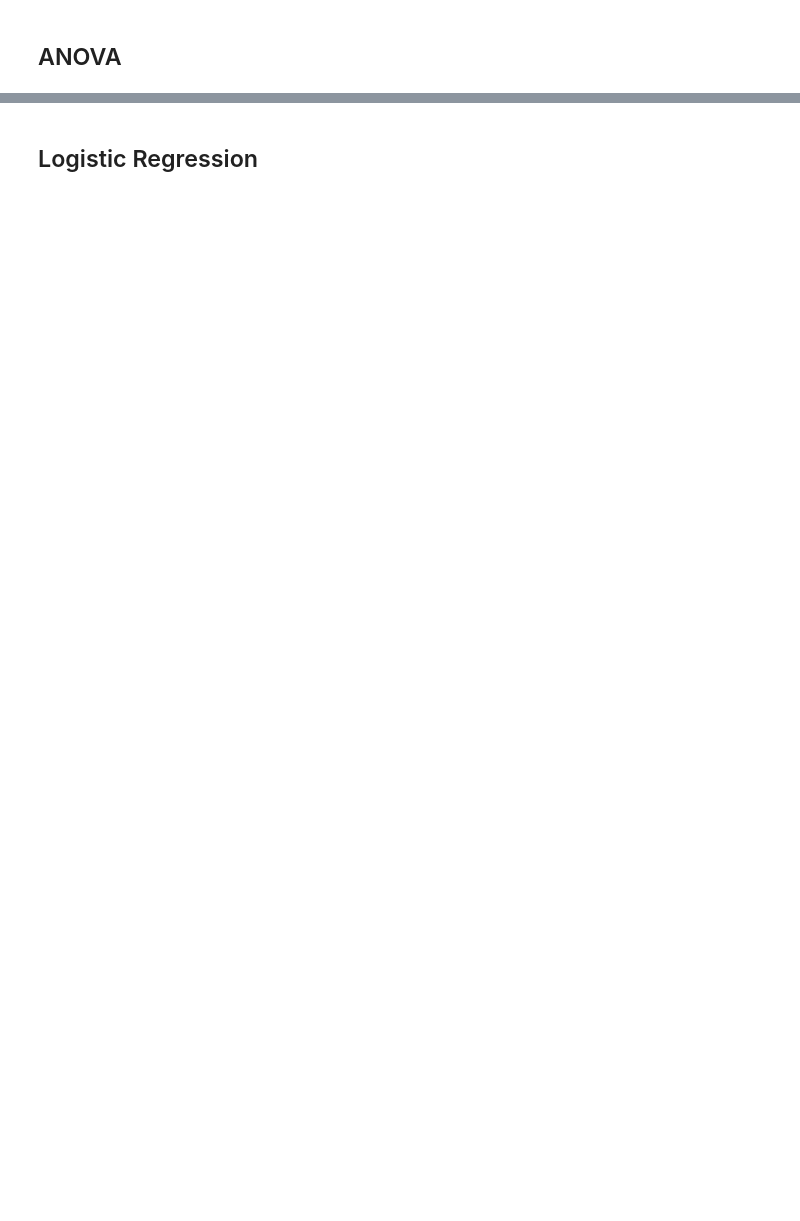
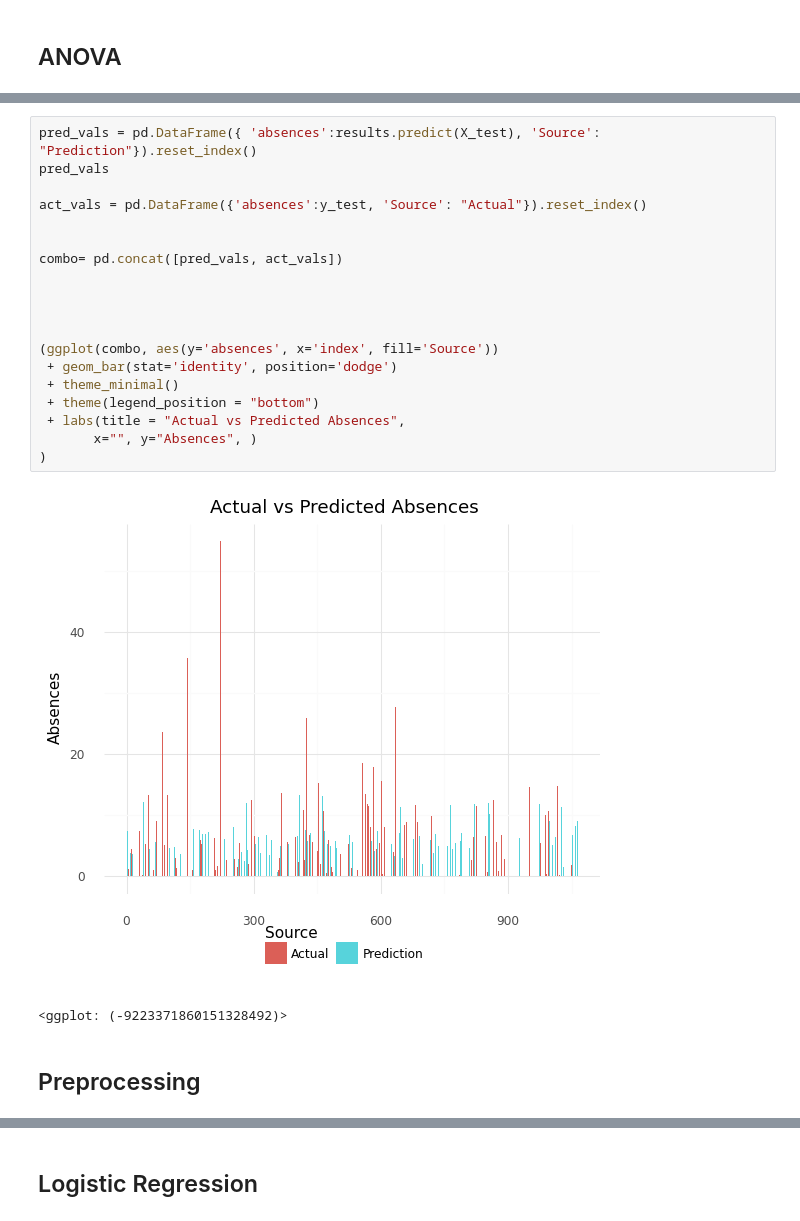
Before and after one commit to delabj/Python-For-Stats, a Jupyter notebook: Final Project/Project.ipynb, the cells around one changed output, grey strips where cells are left out. Drawn from its saved outputs; the diff is of its cells as text; blank space fills up the shorter version.

```diff
--- a/Final Project/Project.ipynb
+++ b/Final Project/Project.ipynb
@@ -236 +271,25 @@ table
+# %%
+pred_vals = pd.DataFrame({ 'absences':results.predict(X_test), 'Source': "Prediction"}).reset_index()
+pred_vals
+
+act_vals = pd.DataFrame({'absences':y_test, 'Source': "Actual"}).reset_index()
+
+
+combo= pd.concat([pred_vals, act_vals])
+
+
+
+
+(ggplot(combo, aes(y='absences', x='index', fill='Source'))
+ + geom_bar(stat='identity', position='dodge')
+ + theme_minimal()
+ + theme(legend_position = "bottom")
+ + labs(title = "Actual vs Predicted Absences",
+       x="", y="Absences", )
+)
+# %% [output]
+[figure, added]
+<ggplot: (-9223371860151328492)>
+# %% [markdown]
+## Preprocessing
 # %%
```
Also changed, not shown: parts of 26 cells of this notebook, 1 other file.
